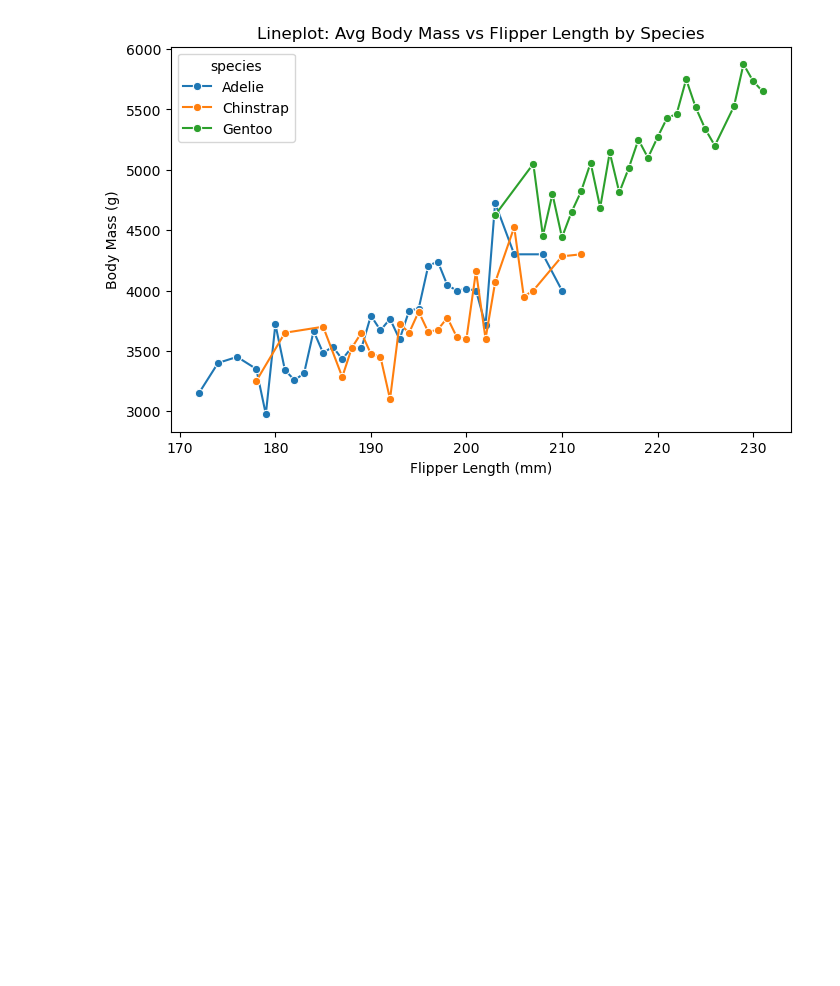
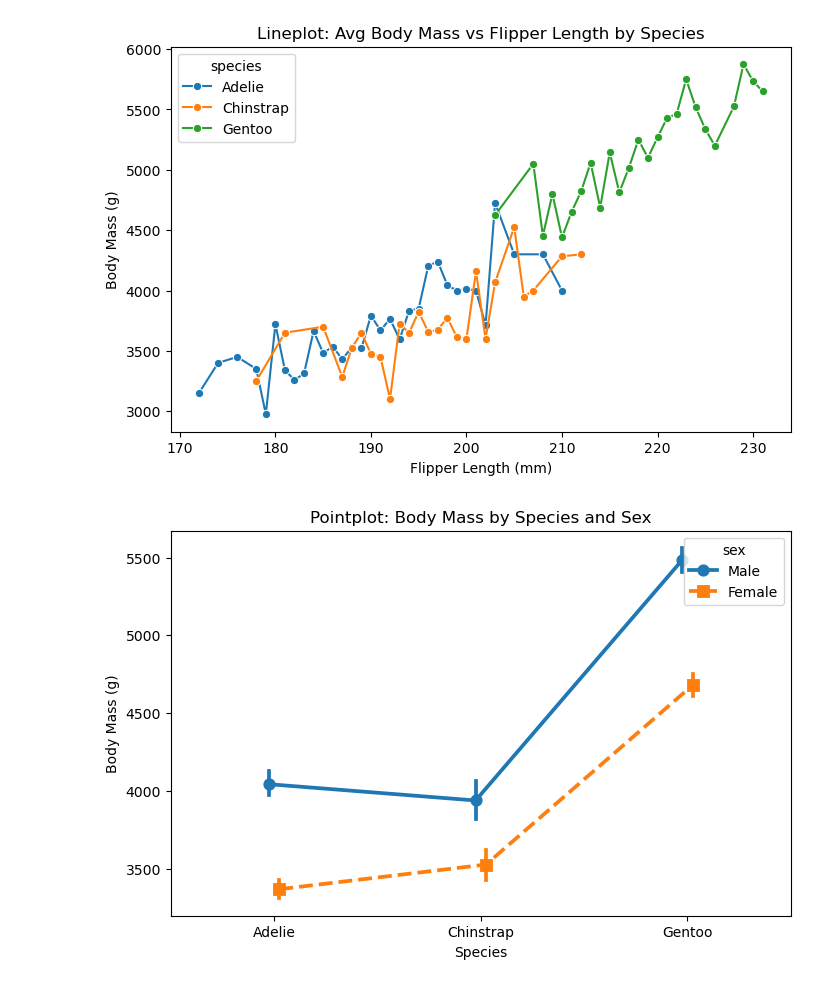
Before and after one commit to md-faiyazkhan/ml-practice, a Jupyter notebook: Seaborn/Seaborn.ipynb, the cells around one changed output. Drawn from its saved outputs; the diff is of its cells as text; code cells hidden in the pictures; blank space fills up the shorter version.

```diff
--- a/Seaborn/Seaborn.ipynb
+++ b/Seaborn/Seaborn.ipynb
@@ -246,3 +246,26 @@ The `ci` parameter is deprecated. Use `errorbar=None` for the same effect.
 
   sns.lineplot(
 [figure]
+# %%
+# Pointplot of body mass by species and sex
+plt.figure(figsize=(8,5))
+
+sns.pointplot(
+    data=penguins,
+    x="species",
+    y="body_mass_g",
+    hue="sex",
+    dodge=True,
+    markers=["o", "s"],
+    linestyles=["-", "--"],
+    palette="tab10"
+)
+
+# Add title and labels
+plt.title("Pointplot: Body Mass by Species and Sex")
+plt.xlabel("Species")
+plt.ylabel("Body Mass (g)")
+
+plt.show()
+# %% [output]
+[figure, added]
```
